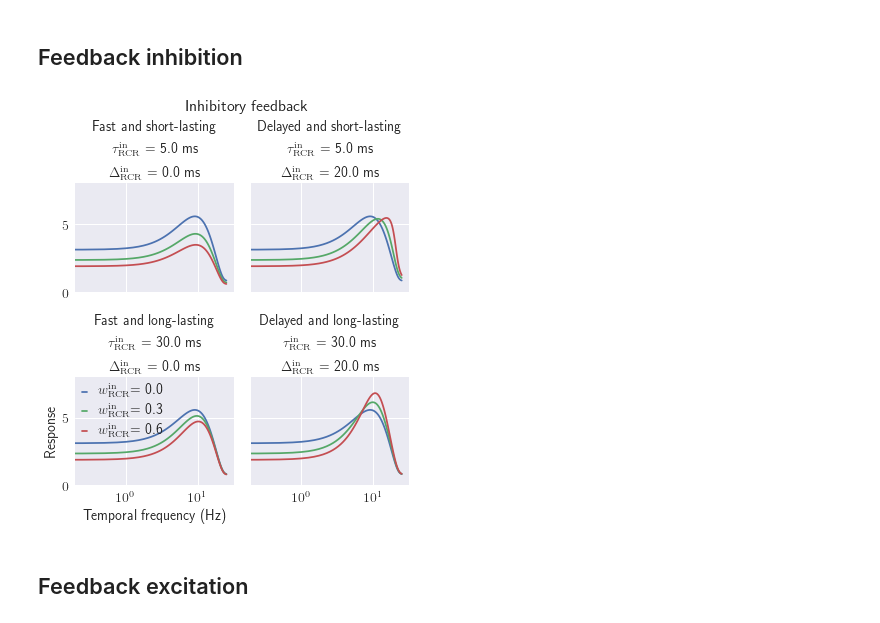
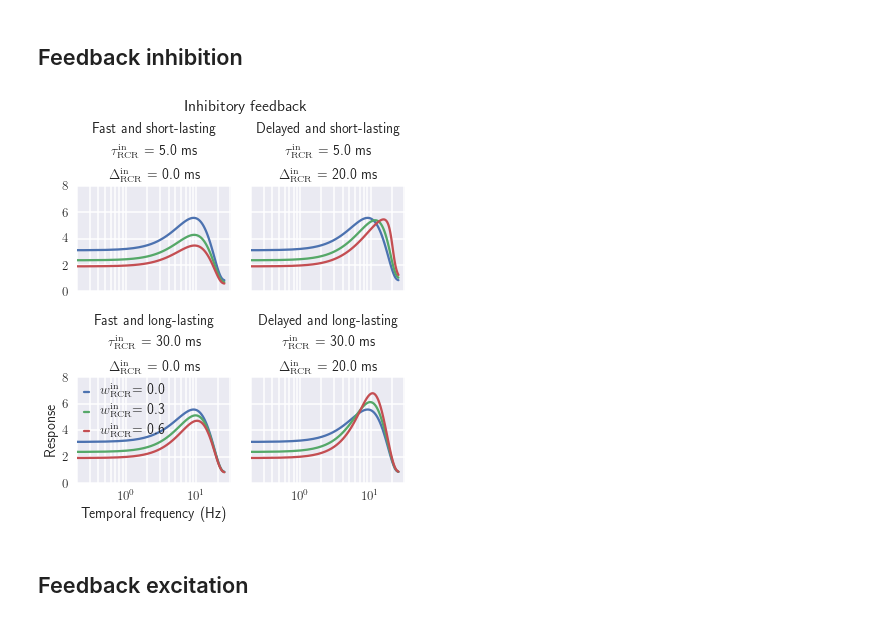
Before and after one commit to miladh/edog-simulations, a Jupyter notebook: temporal_freq_tuning/temporal_freq_tuning.ipynb, the cells around one changed output. Saved outputs shown, nothing was run; the diff lists cells and outputs as text; code cells hidden in the pictures.

```diff
--- a/temporal_freq_tuning/temporal_freq_tuning.ipynb
+++ b/temporal_freq_tuning/temporal_freq_tuning.ipynb
@@ -13,6 +13,7 @@ import quantities as pq
 from operator import itemgetter
 from edog.tools import*
 from edog.plot import*
+seaborn.set_context("talk")
 
 filename = "params.yaml"
 params = parse_parameters(filename)
@@ -66,34 +67,36 @@ for i, tau in enumerate(tau_rc_in):
         ax = axarr[i, j]
         for w in w_rc_in:
             network = create_spatiotemporal_network(nt=nt, nr=nr, dt=dt, dr=dr,
                                                     A_g=A_g, a_g=a_g, B_g=B_g, b_g=b_g,
                                                     phase=phase, damping=damping, delay_g=delay_g,
                                                     w_rg=w_rg, A_rg=A_rg, a_rg=a_rg,
                                                     tau_rg=tau_rg, delay_rg=delay_rg,
                                                     w_rig=w_rig, A_rig=A_rig, a_rig=a_rig,
                                                     tau_rig=tau_rig, delay_rig=delay_rig,
                                                     w_rc_in=w, A_rc_in=A_rc_in, a_rc_in=a_rc_in,
                                                     tau_rc_in=tau, delay_rc_in=delay)
             [relay] = get_neuron("Relay", network)
             wavenumber = network.integrator.spatial_freqs[int(k_id)]
             tuning = relay.evaluate_irf_ft(angular_freq.rescale(1/pq.ms), wavenumber, wavenumber)
             tuning = np.absolute(tuning)
 
             title = titles[k]+ "{} = {} \n {} = {}".format(tau_label, round(tau, 1),
                                                            delay_label, round(delay, 1))
 
             ax.plot(temporal_freq, tuning, label=label+"= {}".format(w))
             ax.set_xscale("log")
             ax.set_title(title, fontsize=14, linespacing=1.7)
+            ax.grid(which="both", lw=1.5)
 
 axarr[1, 0].set_xlabel("Temporal frequency (Hz)")
 axarr[1, 0].set_ylabel("Response")
 axarr[1, 0].set_ylim([0, 8])
+axarr[1, 0].set_yticks([0, 2, 4, 6, 8])
 axarr[1, 0].legend(fontsize=14, handlelength=0.3, labelspacing=0.3, borderpad=0.0)
 
 plt.tight_layout()
 # %% [output]
-[figure, old version]
+[figure, new version]
 # %% [markdown]
 ## Feedback excitation
 # %%
```
Also changed, not shown: parts of 2 cells of this notebook.
